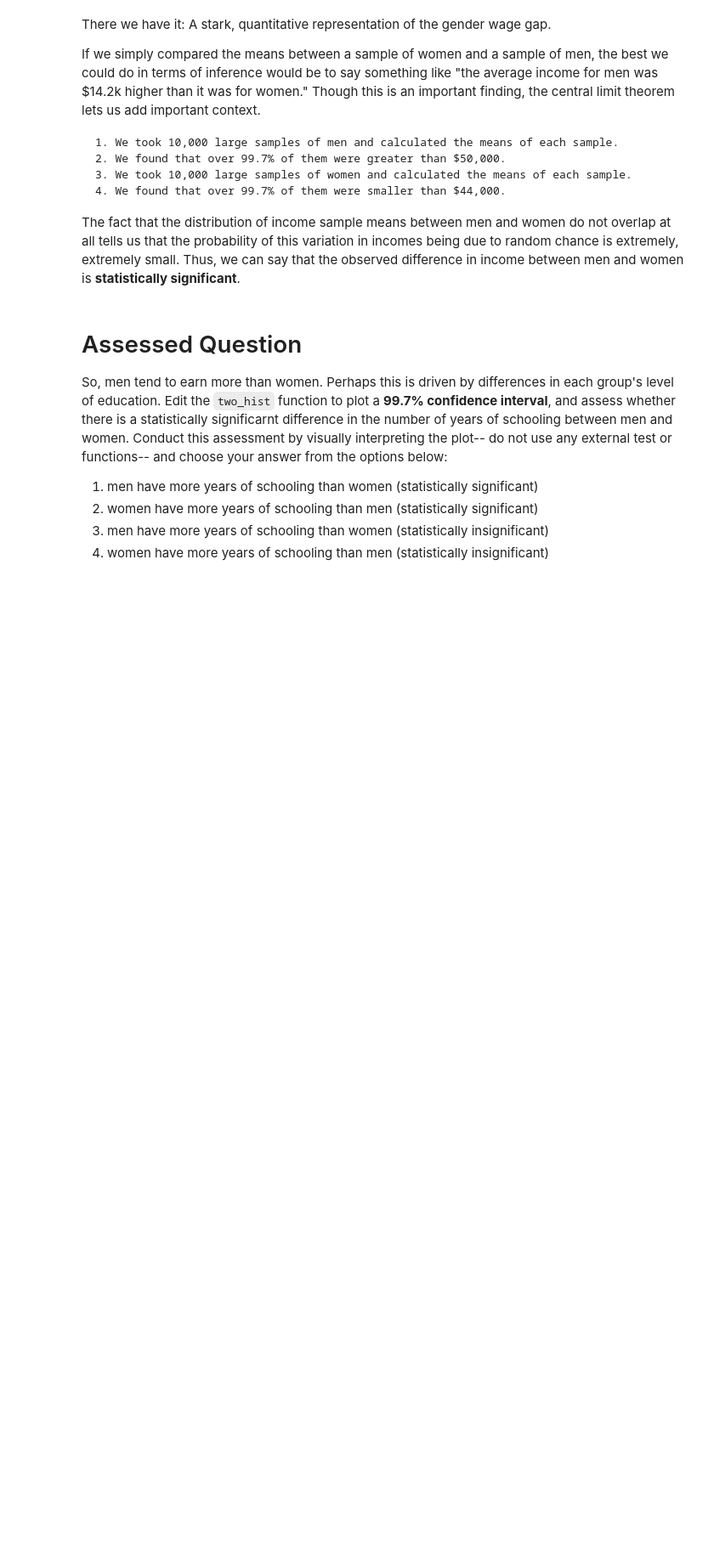
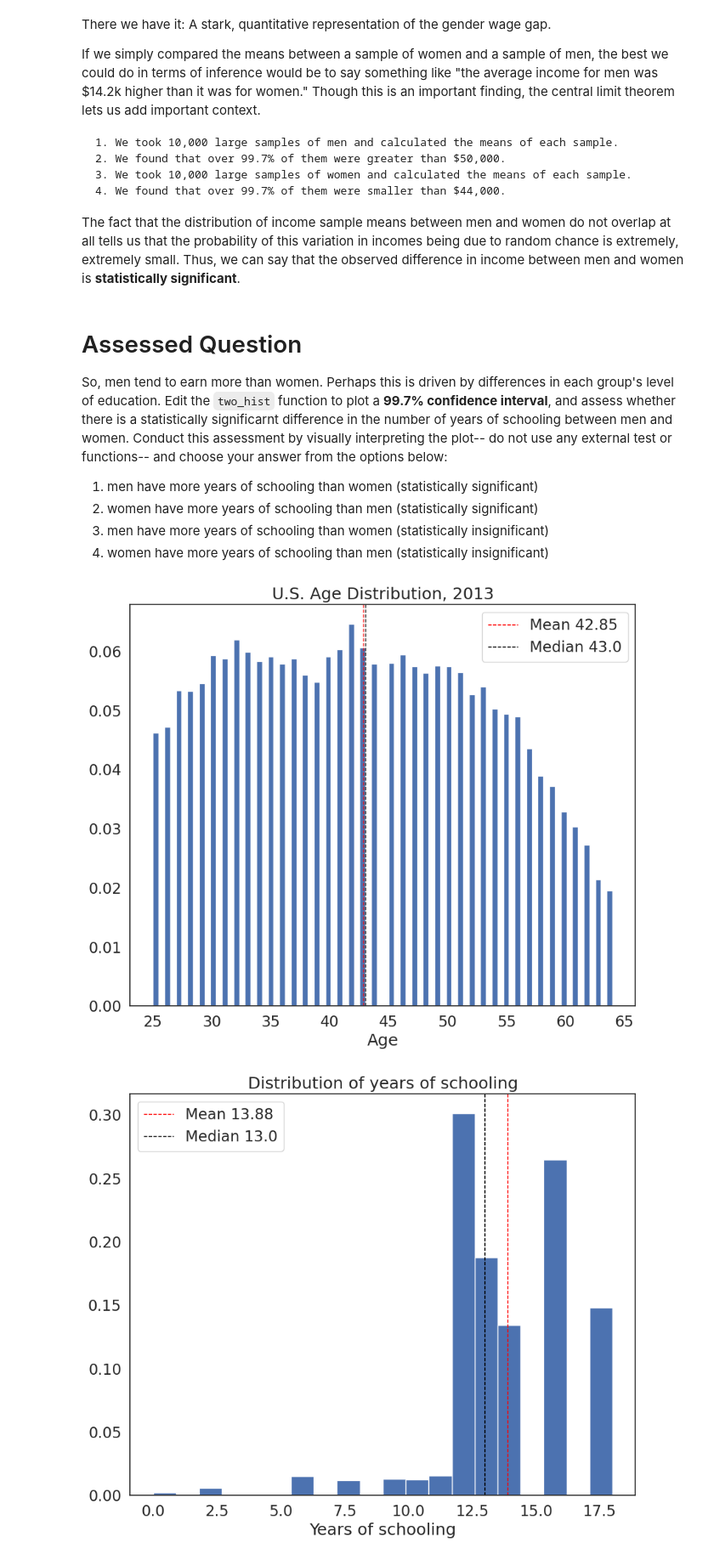
Before and after one commit to lillyroekens/QM2, a Jupyter notebook: notebooks/W05. Distributions and Basic Statistics.ipynb, the cells around one changed output. Shown: that part at 85% size. Drawn from its saved outputs; the diff is of its cells as text; code cells hidden in the pictures; blank space fills up the shorter version.

```diff
--- a/notebooks/W05. Distributions and Basic Statistics.ipynb
+++ b/notebooks/W05. Distributions and Basic Statistics.ipynb
@@ -509,0 +577,19 @@ So, men tend to earn more than women. Perhaps this is driven by differences in e
+# %%
+# Histogram of age (part 1 of the exercise)
+plot_histogram(
+    variable   = df['age'],
+    bin_number = 80,
+    xlab       = 'Age',
+    title      = 'U.S. Age Distribution, 2013'
+)
+
+# Histogram of schooling years (part 2)
+plot_histogram(
+    variable   = df['sch'],              # <- years of schooling
+    bin_number = 20,                     # you can tweak this (e.g. 15, 25)
+    xlab       = 'Years of schooling',
+    title      = 'Distribution of years of schooling'
+)
+# %% [output]
+[figure, added]
+[figure, added]
```
Also changed, not shown: parts of 15 cells of this notebook.
